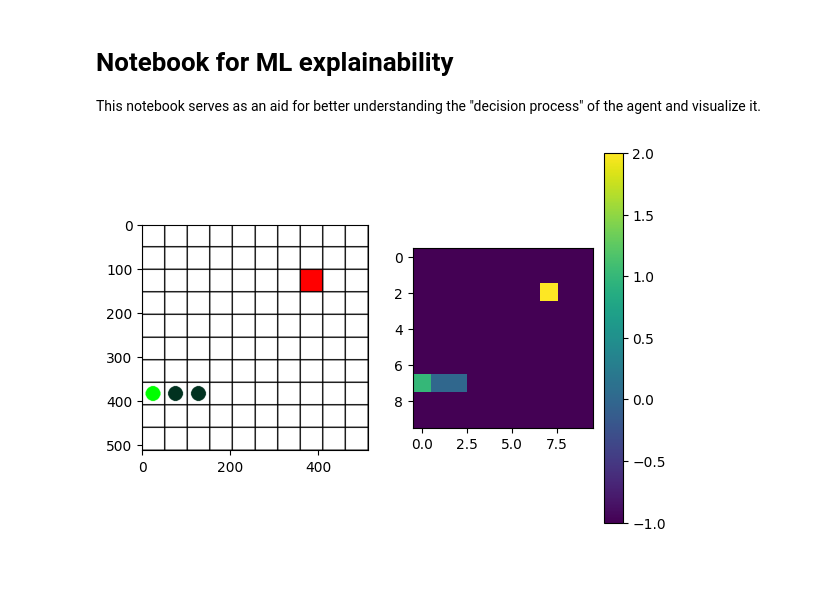
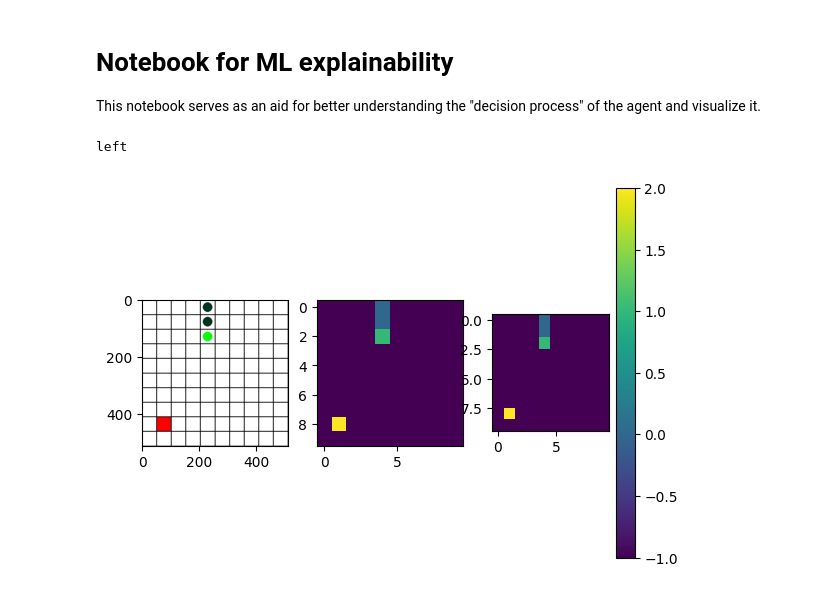
Before and after one commit to fredpell1/snake-RL, a Jupyter notebook: src/explainability.ipynb, the cells around one changed output. Saved outputs shown, nothing was run; the diff lists cells and outputs as text; code cells hidden in the pictures.

```diff
--- a/src/explainability.ipynb
+++ b/src/explainability.ipynb
@@ -25,14 +25,17 @@ observation,_,pixels = env.reset()
 grid = agent._get_state_from_obs(observation)
 action = agent.select_action(observation)
 # %%
-plt.subplot(1,2,1)
+plt.subplot(1,3,1)
 plt.imshow(pixels)
-plt.subplot(1,2,2)
-plt.imshow(grid[0,-1].detach().numpy())
+plt.subplot(1,3,2)
+plt.imshow(grid[0,1].detach().numpy())
+plt.subplot(1,3,3)
+plt.imshow(grid[0,0].detach().numpy())
 plt.colorbar()
-
 observation, reward, target, terminated, info, pixels = env.step(action)
 grid = agent._get_state_from_obs(observation)
 action = agent.select_action(observation)
+print(action_to_direction[action])
 # %% [output]
+left
-[figure, old version]
+[figure, new version]
```
Also changed, not shown: 6 other files.
